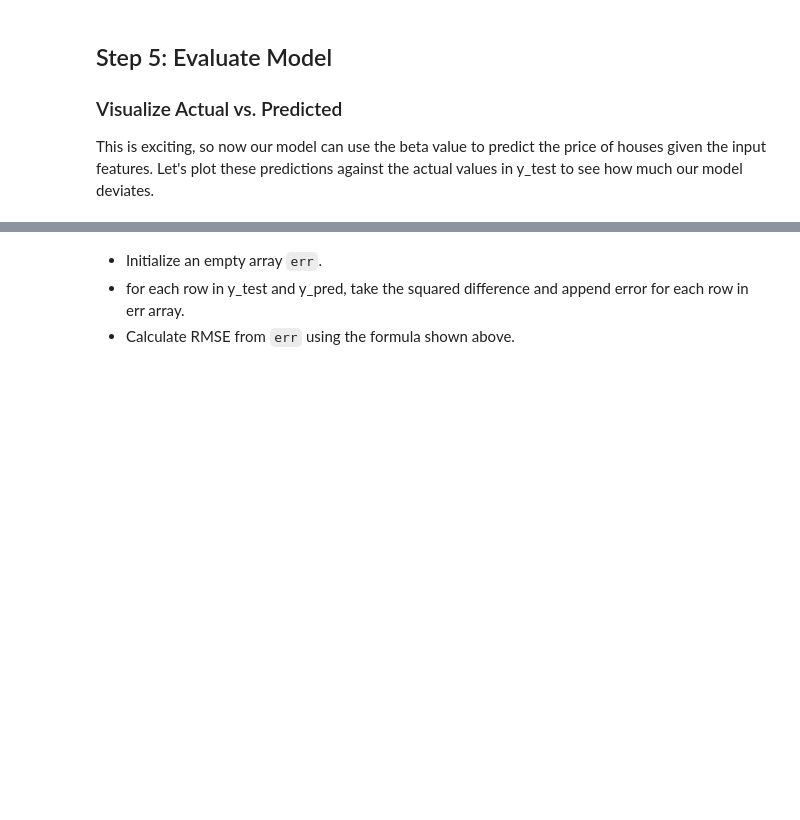
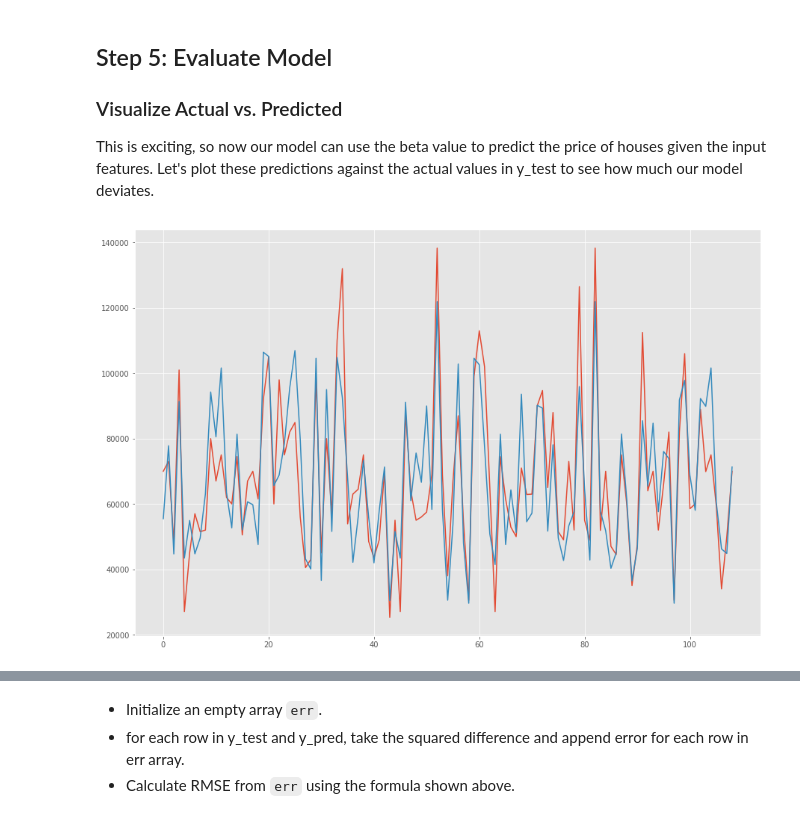
Before and after one commit to as6140/dsc-2-13-15-linalg-regression-lab-seattle-ds-career-040119, a Jupyter notebook: index.ipynb, the cells around one changed output, grey strips where cells are left out. Saved outputs shown, nothing was run; the diff lists cells and outputs as text; code cells hidden in the pictures; blank space fills up the shorter version.

```diff
--- a/index.ipynb
+++ b/index.ipynb
@@ -226,11 +226,14 @@ This is exciting, so now our model can use the beta value to predict the price o
 # %%
 import matplotlib.pyplot as plt
 from pylab import rcParams
 rcParams['figure.figsize'] = 15, 10
 plt.style.use('ggplot')
 
-plt.plot(y_test,label=)
-plt.plot(y_pred,)
+plt.plot(y_test,label='actual values')
+plt.plot(y_pred,label='predictions')
+plt.show();
+# %% [output]
+[figure, added]
 # %%
 # Plot predicted and actual values as line plots
 # %% [markdown]
```
